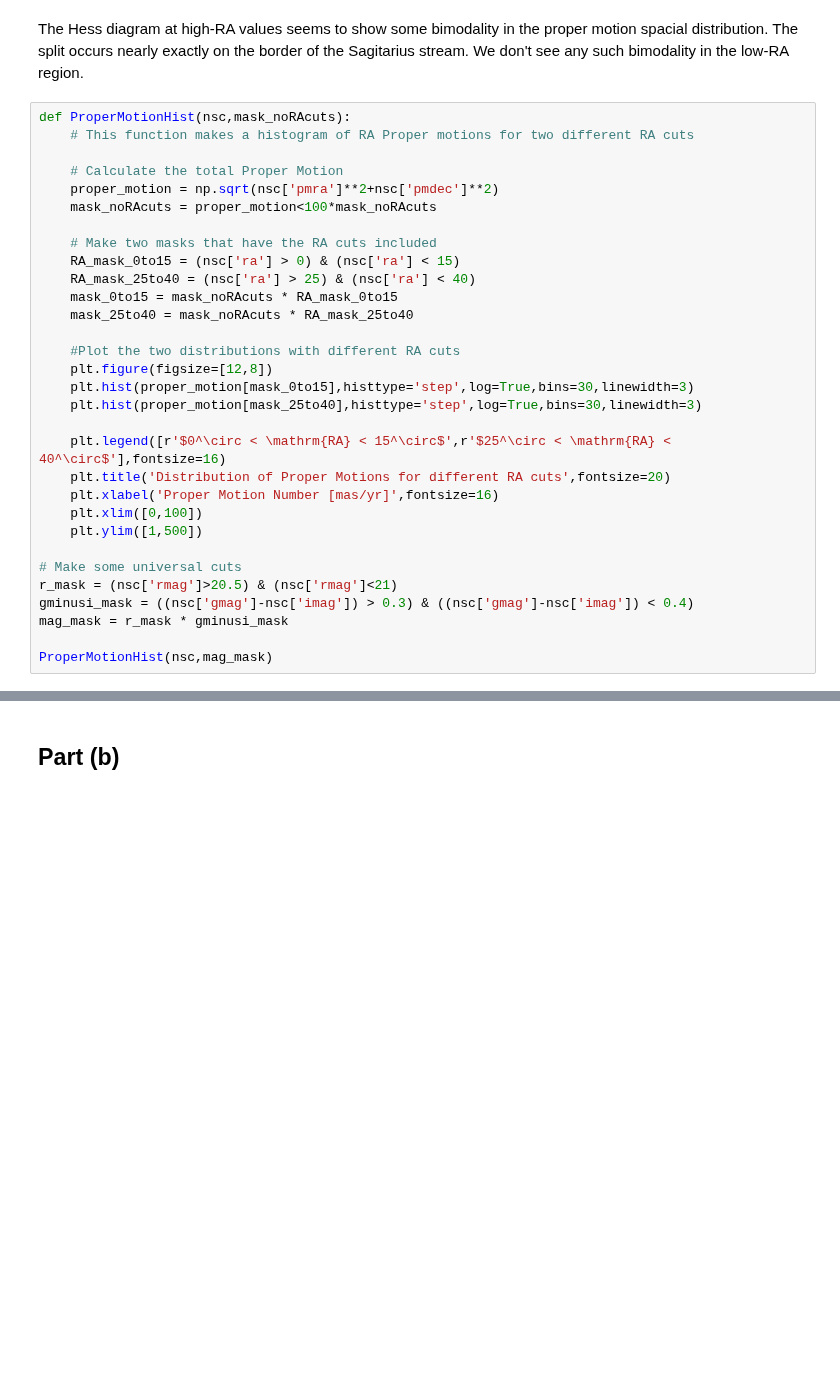
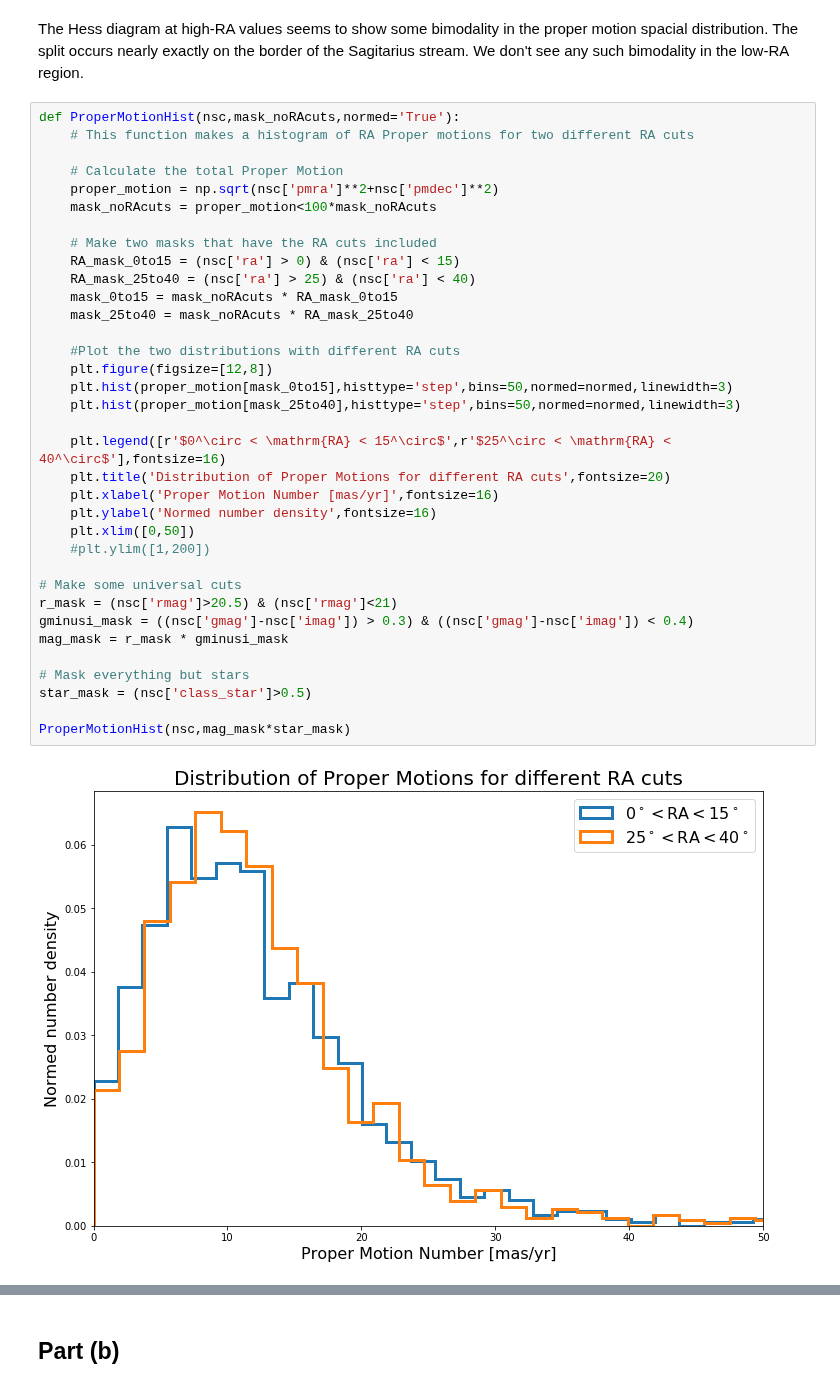
Before and after one commit to dirac-institute/uw-astr598-w18, a Jupyter notebook: homeworks/group2/HW_2/HW2-part2_group2.ipynb, the cells around one changed output, grey strips where cells are left out. Cells and saved outputs as stored; diff of their text form; blank space fills up the shorter version.

```diff
--- a/homeworks/group2/HW_2/HW2-part2_group2.ipynb
+++ b/homeworks/group2/HW_2/HW2-part2_group2.ipynb
@@ -93,33 +120,39 @@ plt.savefig('pm_Hess_Diagram_RA0to15') # Save the figure
 # %% [markdown]
 The Hess diagram at high-RA values seems to show some bimodality in the proper motion spacial distribution. The split occurs nearly exactly on the border of the Sagitarius stream. We don't see any such bimodality in the low-RA region.
 # %%
-def ProperMotionHist(nsc,mask_noRAcuts):
+def ProperMotionHist(nsc,mask_noRAcuts,normed='True'):
     # This function makes a histogram of RA Proper motions for two different RA cuts
 
     # Calculate the total Proper Motion
     proper_motion = np.sqrt(nsc['pmra']**2+nsc['pmdec']**2)
     mask_noRAcuts = proper_motion<100*mask_noRAcuts
 
     # Make two masks that have the RA cuts included
     RA_mask_0to15 = (nsc['ra'] > 0) & (nsc['ra'] < 15)
     RA_mask_25to40 = (nsc['ra'] > 25) & (nsc['ra'] < 40)
     mask_0to15 = mask_noRAcuts * RA_mask_0to15
     mask_25to40 = mask_noRAcuts * RA_mask_25to40
 
     #Plot the two distributions with different RA cuts
     plt.figure(figsize=[12,8])
-    plt.hist(proper_motion[mask_0to15],histtype='step',log=True,bins=30,linewidth=3)
-    plt.hist(proper_motion[mask_25to40],histtype='step',log=True,bins=30,linewidth=3)
+    plt.hist(proper_motion[mask_0to15],histtype='step',bins=50,normed=normed,linewidth=3)
+    plt.hist(proper_motion[mask_25to40],histtype='step',bins=50,normed=normed,linewidth=3)
 
     plt.legend([r'$0^\circ < \mathrm{RA} < 15^\circ$',r'$25^\circ < \mathrm{RA} < 40^\circ$'],fontsize=16)
     plt.title('Distribution of Proper Motions for different RA cuts',fontsize=20)
     plt.xlabel('Proper Motion Number [mas/yr]',fontsize=16)
-    plt.xlim([0,100])
-    plt.ylim([1,500])
+    plt.ylabel('Normed number density',fontsize=16)
+    plt.xlim([0,50])
+    #plt.ylim([1,200])
 
 # Make some universal cuts
 r_mask = (nsc['rmag']>20.5) & (nsc['rmag']<21)
 gminusi_mask = ((nsc['gmag']-nsc['imag']) > 0.3) & ((nsc['gmag']-nsc['imag']) < 0.4)
 mag_mask = r_mask * gminusi_mask
 
-ProperMotionHist(nsc,mag_mask)
+# Mask everything but stars
+star_mask = (nsc['class_star']>0.5)
+
+ProperMotionHist(nsc,mag_mask*star_mask)
+# %% [output]
+[figure, added]
```
Also changed, not shown: parts of 4 cells of this notebook.
